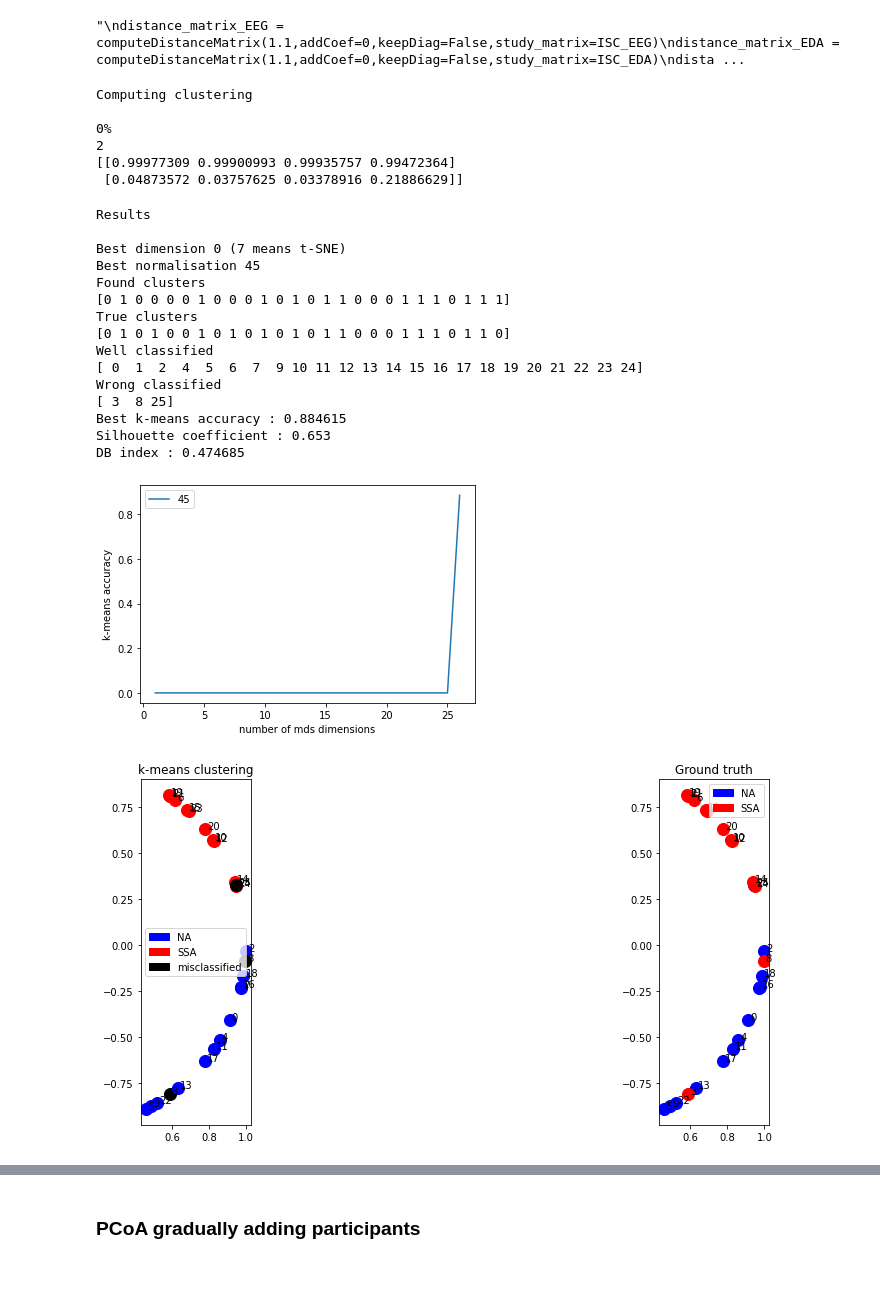
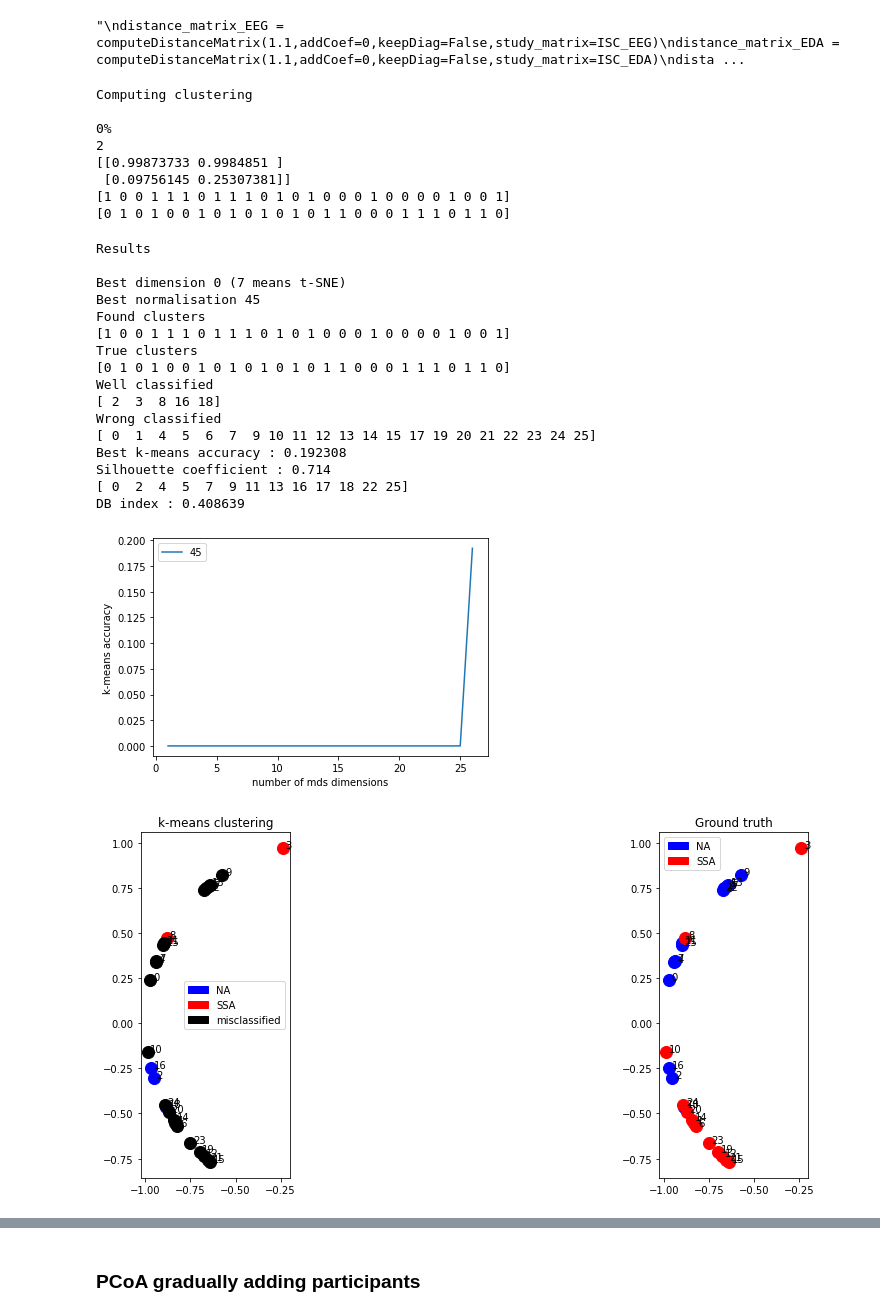
Before and after one commit to alexandremerasli/TFE, a Jupyter notebook: cluster_data.ipynb, the cells around one changed output, grey strips where cells are left out. Saved outputs shown, nothing was run; the diff lists cells and outputs as text; code cells hidden in the pictures; blank space fills up the shorter version.

```diff
--- a/cluster_data.ipynb
+++ b/cluster_data.ipynb
@@ -1468,6 +1468,7 @@ class Results():
             self.findRobustParticipants()
 
     def trueWrongClusters(self):
+        print(subjectsWithoutShift)
         self.wellClassified = subjectsWithoutShift[self.label==self.condition]
         self.misClassified = subjectsWithoutShift[self.label!=self.condition]
 
@@ -1496,9 +1497,10 @@ class Results():
                     elif (i==0):
                         # Not neighbors, rather number of clusters, but change mapping
                         print(self.n_neighbors)
-                        points = computeMVSCCoordinate(self.n_neighbors)
+                        points = computeMVSCCoordinate(self.n_neighbors,nbParticipants)
                         #points = transformPoints(points)
                         points = points[:,:2]
+                        self.condition = self.condition[sortedIdx[:nbParticipants]]
                     elif (i<int(N/4)+1):
                         points,stress,disparities = computeMDSCoordinate(distance_matrix,i)
                     elif (i==7):
@@ -1531,6 +1533,8 @@ class Results():
                     self.accuracy[i-1,p] = acc
                 '''
                 label = self.reverseLabel(label)
+                print(label)
+                print(self.condition)
                 acc = sum(self.condition==label)/N
                 self.accuracy[i-1,p] = acc
 
@@ -2102,42 +2113,47 @@ Computing clustering
 
 0%
 2
-[[0.99977309 0.99900993 0.99935757 0.99472364]
- [0.04873572 0.03757625 0.03378916 0.21886629]]
+[[0.99873733 0.9984851 ]
+ [0.09756145 0.25307381]]
+[1 0 0 1 1 1 0 1 1 1 0 1 0 1 0 0 0 1 0 0 0 0 1 0 0 1]
+[0 1 0 1 0 0 1 0 1 0 1 0 1 0 1 1 0 0 0 1 1 1 0 1 1 0]
 # %%
 # Show results
 if (compute):
     if (random_init==False):
         kmeans_result.clusteringAccuracyWithDimension()
     kmeans_result.twoClustersMethodResult()
     kmeans_result.showResultMap()
     plotPoints(kmeans_result.best_points)
     #plt.scatter(kmeans.init[:,0],kmeans.init[:,1],s=200,marker='x') # if t-SNE and 1 coef
     print("DB index : %f " %kmeans_result.dbScore())
     kmeans_result.writeProbaLabel()
     if 'k-means' not in methodUsed:
         accuracyVect = np.append(accuracyVect,kmeans_result.best_accuracy)
         SCVect = np.append(SCVect,kmeans_result.SC)
         methodUsed = np.append(methodUsed,'k-means')
         prior = np.append(prior,('t-SNE')*(kmeans_result.best_dim==7)+('PCoA '+str(abs(kmeans_result.best_dim)))*(kmeans_result.best_dim<0)+('MDS '+str(dim))*(kmeans_result.best_dim<7)*(kmeans_result.best_dim>0))
+
+    result = kmeans_result
 # %% [output]
 Results
 
 Best dimension 0 (7 means t-SNE)
 Best normalisation 45
 Found clusters
-[0 1 0 0 0 0 1 0 0 0 1 0 1 0 1 1 0 0 0 1 1 1 0 1 1 1]
+[1 0 0 1 1 1 0 1 1 1 0 1 0 1 0 0 0 1 0 0 0 0 1 0 0 1]
 True clusters
 [0 1 0 1 0 0 1 0 1 0 1 0 1 0 1 1 0 0 0 1 1 1 0 1 1 0]
 Well classified
-[ 0  1  2  4  5  6  7  9 10 11 12 13 14 15 16 17 18 19 20 21 22 23 24]
+[ 2  3  8 16 18]
 Wrong classified
-[ 3  8 25]
-Best k-means accuracy : 0.884615
-Silhouette coefficient : 0.653
-DB index : 0.474685
+[ 0  1  4  5  6  7  9 10 11 12 13 14 15 17 19 20 21 22 23 24 25]
+Best k-means accuracy : 0.192308
+Silhouette coefficient : 0.714
+[ 0  2  4  5  7  9 11 13 16 17 18 22 25]
+DB index : 0.408639
-[figure, old version]
+[figure, new version]
-[figure, old version]
+[figure, new version]
 # %%
 print(kmeans_result.label)
 print(condition)
```
Also changed, not shown: parts of 9 cells of this notebook.
